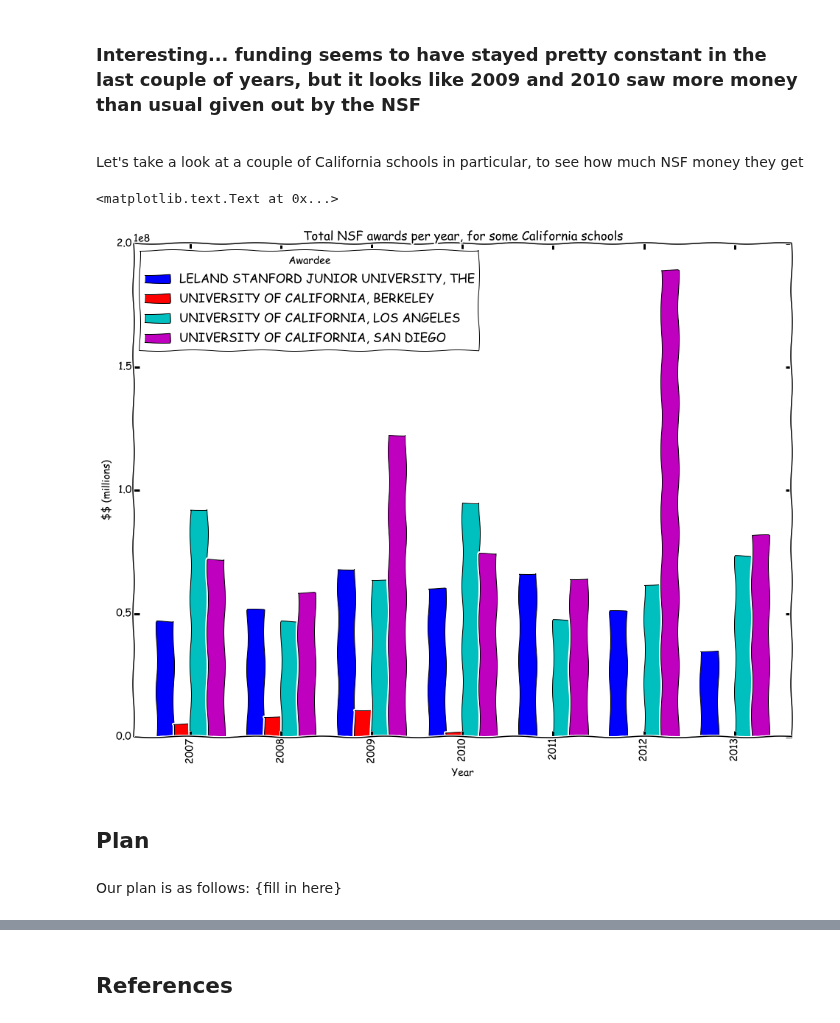
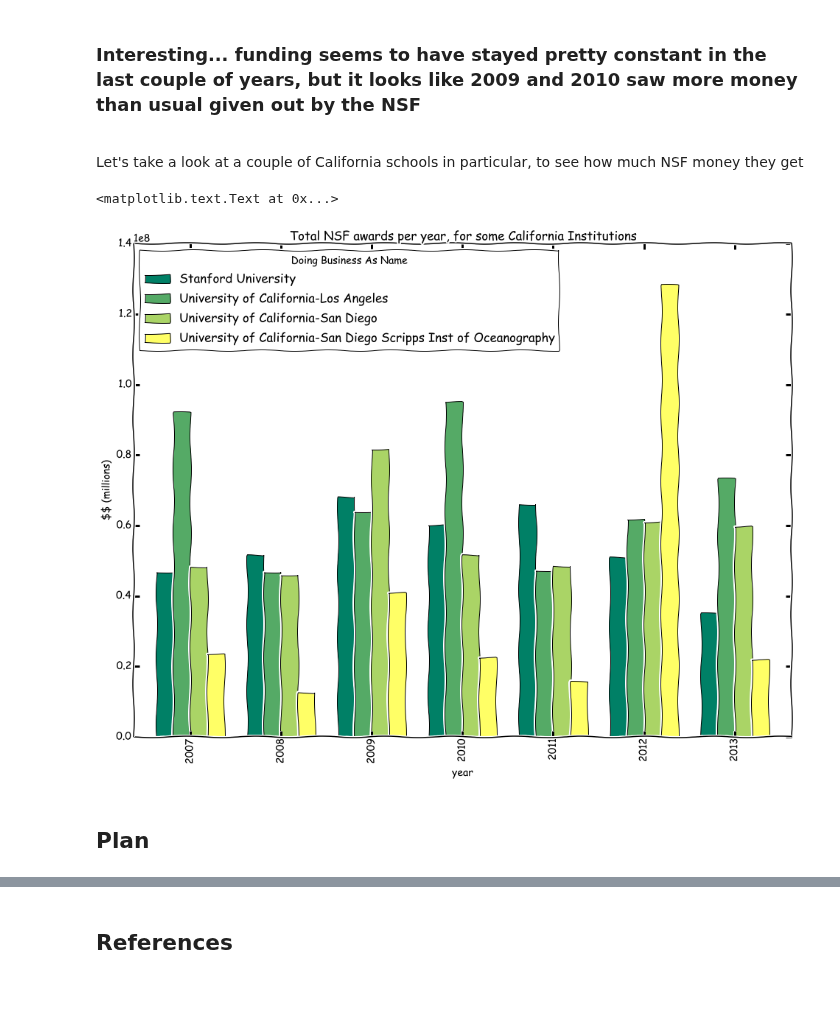
Before and after one commit to realmichaelzyy/cs249project, a Jupyter notebook: Problem1_InitialCourseProjectNotebook.ipynb, the cells around one changed output, grey strips where cells are left out. Saved outputs shown, nothing was run; the diff lists cells and outputs as text; code cells hidden in the pictures; blank space fills up the shorter version.

```diff
--- a/Problem1_InitialCourseProjectNotebook.ipynb
+++ b/Problem1_InitialCourseProjectNotebook.ipynb
@@ -123,28 +131,31 @@ Let's take a look at a couple of California schools in particular, to see how mu
 # %%
 #plot NSF funding per year, for a couple of schools in particular
 #==================================
+
+#helper function for checking if a substring is in a string
+#takes a substring and a series of strings as input, returns a boolean series
+def iselementof(substr, series):
+    return series.apply(lambda x: (substr in x) if (type(x) is str) else False)
+
 payments = nsfdata[nsfdata['Agency'] == 'NSF']
-payments = payments[['year', 'Estimated Total Award Amount','Funds Obligated to Date','Awardee']]
+payments = payments[['year', 'Estimated Total Award Amount','Funds Obligated to Date','Doing Business As Name']]
 payments.ix[:,1] = payments.ix[:,1].apply(convert)
 payments.ix[:,2] = payments.ix[:,2].apply(convert)
 payments['award'] = payments.ix[:,[1,2]].apply(max,axis=1)
 
-#look at some schools we care about
-payments = payments[(payments['Awardee'] == 'UNIVERSITY OF CALIFORNIA, LOS ANGELES') | \
-                    (payments['Awardee'] == 'UNIVERSITY OF CALIFORNIA, BERKELEY') | \
-                    (payments['Awardee'] == 'UNIVERSITY OF CALIFORNIA, SAN DIEGO') | \
-                    (payments['Awardee'] == 'LELAND STANFORD JUNIOR UNIVERSITY, THE')]
 
-schoolData = payments.pivot_table('award',rows=['year','Awardee'],aggfunc=sum).unstack()
-schoolData.plot(kind="bar")
-pylab.title('Total NSF awards per year, for some California schools')
-pylab.xlabel('Year')
+#look at some schools we care about. filter them out
+payments = payments[(iselementof('University of California-Los Angeles',payments['Doing Business As Name'])) | \
+                    (iselementof('University of California-San Diego',payments['Doing Business As Name'])) | \
+                    (iselementof('Stanford University',payments['Doing Business As Name']))]
+
+#group by year and org name. sum 'award'.
+schoolData = payments.pivot_table('award',rows=['year'],cols=['Doing Business As Name'],aggfunc=sum)
+schoolData.plot(kind="bar", ax=pylab.axes(), colormap=matplotlib.cm.get_cmap('summer'))
+pylab.title('Total NSF awards per year, for some California Institutions')
 pylab.ylabel('\$\$ (millions)')
 # %% [output]
 <matplotlib.text.Text at 0x...>
-[figure, old version]
+[figure, new version]
 # %% [markdown]
 ## Plan
-# %% [markdown]
-
-Our plan is as follows: {fill in here}
```
Also changed, not shown: parts of 10 cells of this notebook.
